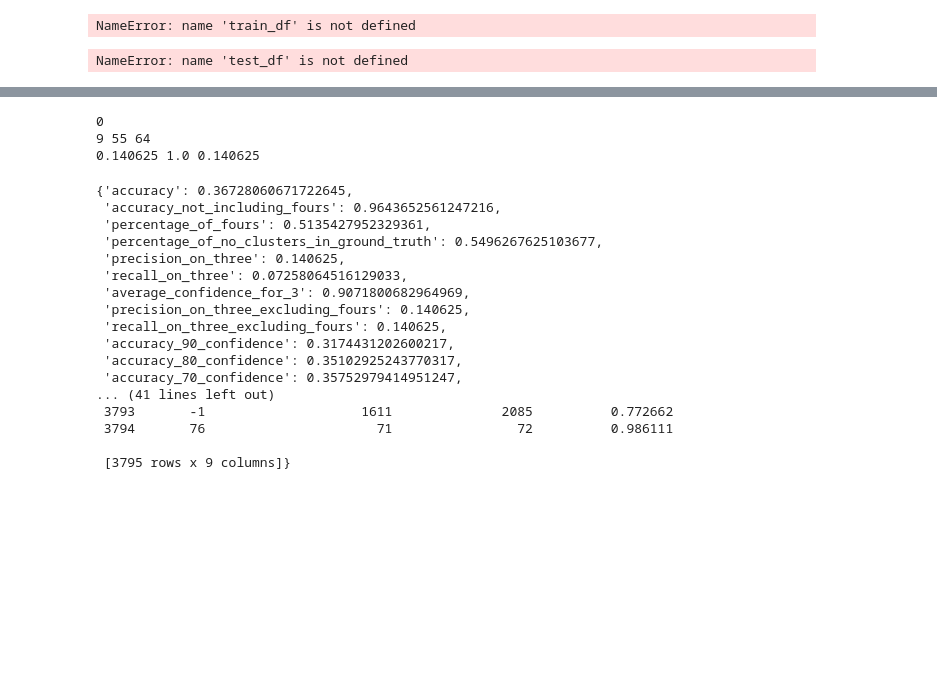
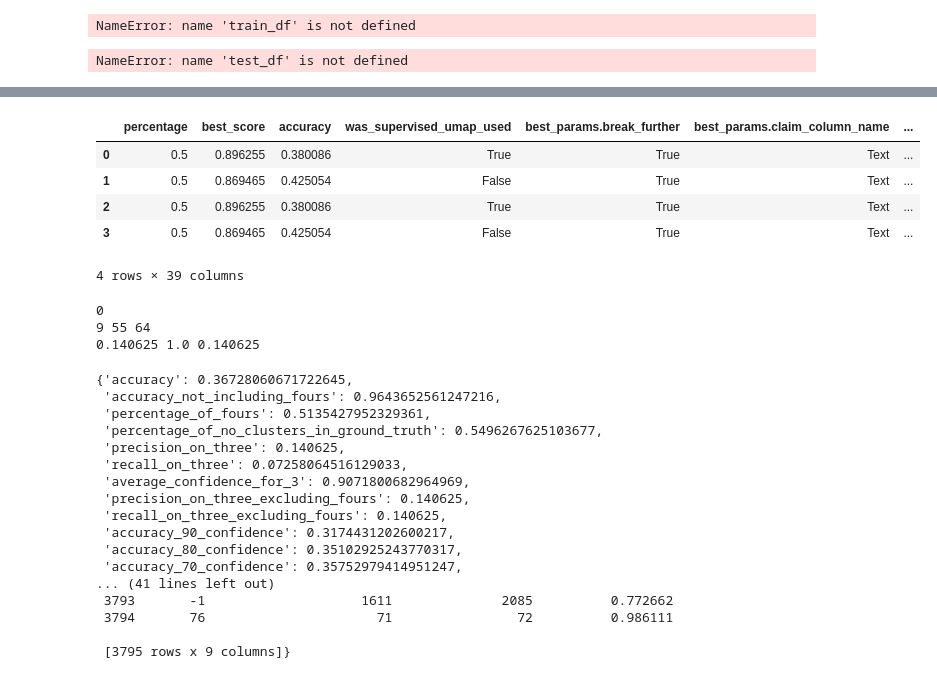
Before and after one commit to Vinayak-Kannan/FactChecker-V3, a Jupyter notebook: Testing/Test Output/hyperparameter_selection.ipynb, the cells around one changed output, grey strips where cells are left out. Cells and saved outputs as stored; diff of their text form; code cells hidden in the pictures; blank space fills up the shorter version.

```diff
--- a/Testing/Test Output/hyperparameter_selection.ipynb
+++ b/Testing/Test Output/hyperparameter_selection.ipynb
@@ -52,14 +52,14 @@ parameters = {
     'min_dist': [0],
     'num_components': [100],
     'no_umap': [False],
-    'k': [15],
-    'supervised_umap': [False],
+    'k': [15000],
+    'supervised_umap': [True],
     'parametric_umap': [False],
     'claim_column_name': ['Text'],
     'veracity_column_name': ['Numerical Rating'],
     'supervised_label_column_name': ['Numerical Rating'],
     'random_seed': [True],
-    'use_weightage': [True],
+    'use_weightage': [True]
 }
 # %%
 data_loader = DataLoader(0.5)
@@ -117 +171,12 @@ KeyboardInterrupt:
+# %%
+results_df = pd.DataFrame(results)
+results_df = pd.json_normalize(results)
+results_df
+# %% [output]
+|  | percentage | best_score | accuracy | was_supervised_umap_used | best_params.break_further | best_params.claim_column_name | ... |
+| 0 | 0.5 | 0.896255 | 0.380086 | True | True | Text | ... |
+| 1 | 0.5 | 0.869465 | 0.425054 | False | True | Text | ... |
+| 2 | 0.5 | 0.896255 | 0.380086 | True | True | Text | ... |
+| 3 | 0.5 | 0.869465 | 0.425054 | False | True | Text | ... |
+4 rows × 39 columns
 # %%
```
Also changed, not shown: parts of 5 cells of this notebook, 4 other files.
